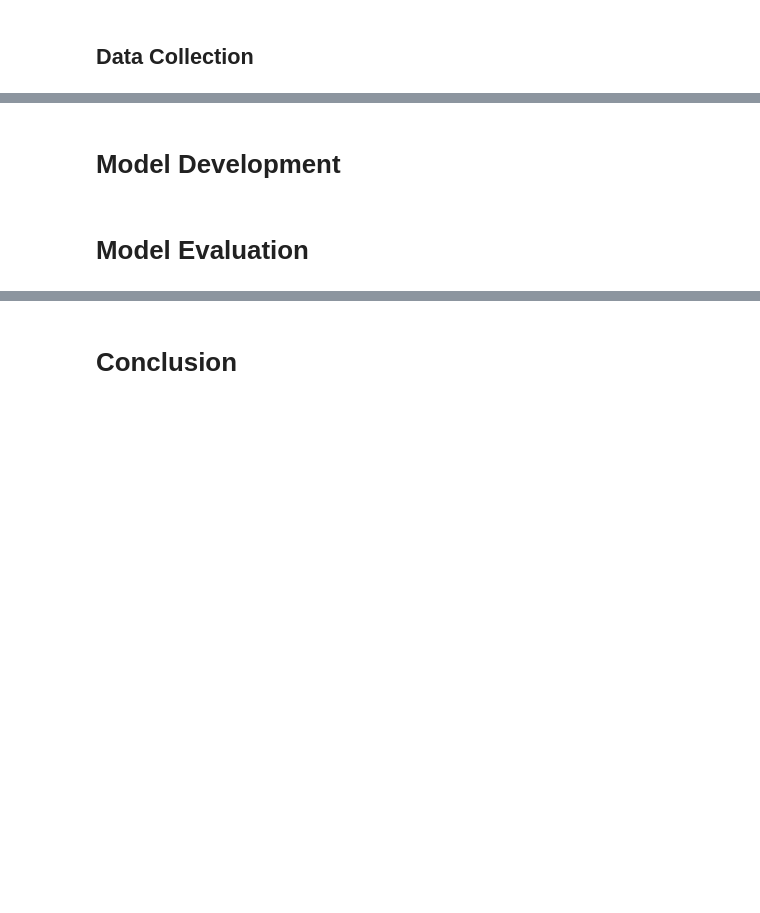
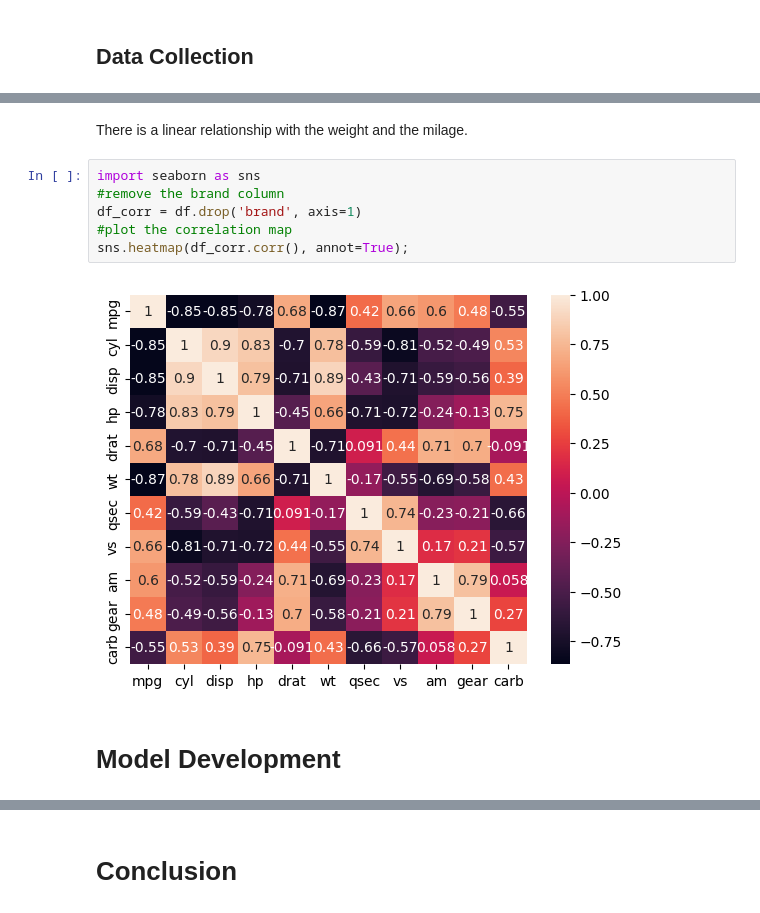
Before and after one commit to JebinAbraham/Linear-Regression-WineQuality-Dataset, a Jupyter notebook: Linear-Regression.ipynb, the cells around one changed output, grey strips where cells are left out. Drawn from its saved outputs; the diff is of its cells as text; blank space fills up the shorter version.

```diff
--- a/Linear-Regression.ipynb
+++ b/Linear-Regression.ipynb
@@ -269,4 +274,12 @@ dtype: object
+# %% [markdown]
+There is a linear relationship with the weight and the milage.
+# %%
+import seaborn as sns
+#remove the brand column
+df_corr = df.drop('brand', axis=1)
+#plot the correlation map
+sns.heatmap(df_corr.corr(), annot=True);
+# %% [output]
+[figure, added]
 # %% [markdown]
 # Model Development
-# %% [markdown]
-# Model Evaluation
```
Also changed, not shown: parts of 13 cells of this notebook.
